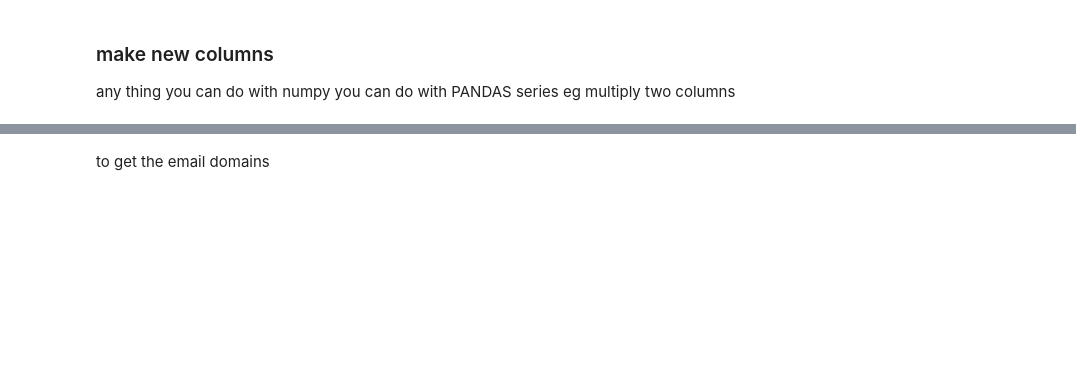
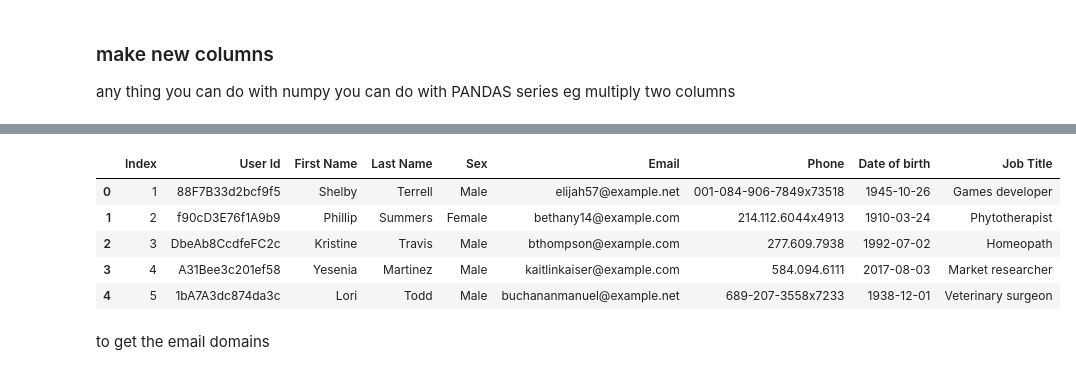
Before and after one commit to p-sav/PFDA, a Jupyter notebook: My-Work/Week-3/Pandas02 manipulation.ipynb, the cells around one changed output, grey strips where cells are left out. Drawn from its saved outputs; the diff is of its cells as text; code cells hidden in the pictures; blank space fills up the shorter version.

```diff
--- a/My-Work/Week-3/Pandas02 manipulation.ipynb
+++ b/My-Work/Week-3/Pandas02 manipulation.ipynb
@@ -72,6 +120,13 @@ df.head(3)
 # %%
-people_df = pd.read_csv(people_filename)
-people_df.head(3)
+people_df = pd.read_csv("people-100.csv")
+people_df.head(5)
+# %% [output]
+|  | Index | User Id | First Name | Last Name | Sex | Email | Phone | Date of birth | Job Title |
+| 0 | 1 | 88F7B33d2bcf9f5 | Shelby | Terrell | Male | elijah57@example.net | 001-084-906-7849x73518 | 1945-10-26 | Games developer |
+| 1 | 2 | f90cD3E76f1A9b9 | Phillip | Summers | Female | bethany14@example.com | 214.112.6044x4913 | 1910-03-24 | Phytotherapist |
+| 2 | 3 | DbeAb8CcdfeFC2c | Kristine | Travis | Male | bthompson@example.com | 277.609.7938 | 1992-07-02 | Homeopath |
+| 3 | 4 | A31Bee3c201ef58 | Yesenia | Martinez | Male | kaitlinkaiser@example.com | 584.094.6111 | 2017-08-03 | Market researcher |
+| 4 | 5 | 1bA7A3dc874da3c | Lori | Todd | Male | buchananmanuel@example.net | 689-207-3558x7233 | 1938-12-01 | Veterinary surgeon |
 # %% [markdown]
 to get the email domains
 # %%
```
Also changed, not shown: parts of 9 cells of this notebook, 2 other files.
